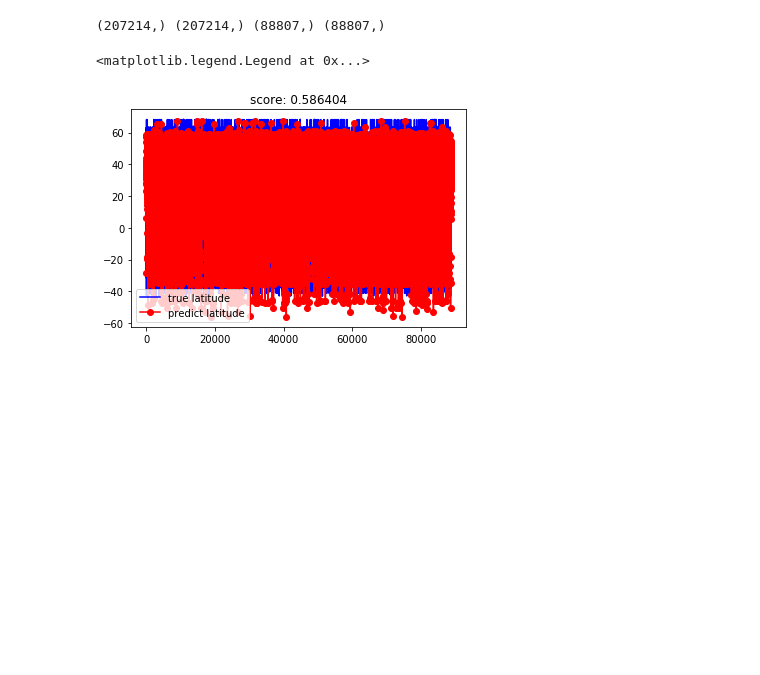
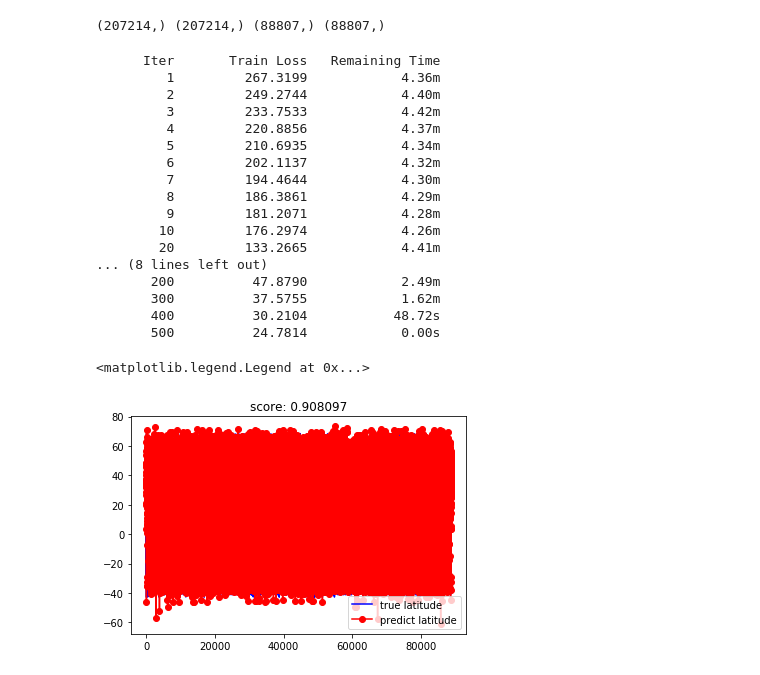
Before and after one commit to tingyuli96/pokemonCatch, a Jupyter notebook: FeatureExtraction/FeatureSelection.ipynb, the cells around one changed output. Saved outputs shown, nothing was run; the diff lists cells and outputs as text; code cells hidden in the pictures; blank space fills up the shorter version.

```diff
--- a/FeatureExtraction/FeatureSelection.ipynb
+++ b/FeatureExtraction/FeatureSelection.ipynb
@@ -13,7 +13,7 @@ Data = pd.read_csv("../Data/300k.csv")
 #Selection = ['pokemonId', 'latitude', 'longitude', 'appearedLocalTime','appearedTimeOfDay', 'appearedHour','appearedMinute',\
 #             'appearedDay',  'appearedMonth',  'appearedYear','terrainType', 'closeToWater', 'gymDistanceKm','city', 'continent','weather', 'temperature', \
 #             'windSpeed', 'windBearing', 'pressure','class' ]
-Selection = ['pokemonId', 'latitude', 'longitude', 'appearedHour','appearedMinute',\
+Selection = ['pokemonId', 'latitude', 'longitude', 'appearedHour','appearedMinute','city',\
             'terrainType', 'closeToWater', 'gymDistanceKm','weather', 'temperature', \
              'windSpeed', 'windBearing', 'pressure',\
             'class' ]
@@ -92,19 +92,36 @@ print(np.shape(latitude_train),np.shape(longitude_train),np.shape(latitude_test)
 # %%
 from sklearn import ensemble
 # %%
-model_GradientBoostingRegressor = ensemble.GradientBoostingRegressor(n_estimators=100)
+model_GradientBoostingRegressor = ensemble.GradientBoostingRegressor(max_depth=5,n_estimators=500,learning_rate=0.1,verbose=1)
 model = model_GradientBoostingRegressor
 model.fit(feature_train,latitude_train)
 score = model.score(feature_test,latitude_test)
 result = model.predict(feature_test)
 plt.figure()
 plt.plot(np.arange(len(result)), latitude_test,'b',label='true latitude')
 plt.plot(np.arange(len(result)),result,'ro-',label='predict latitude')
 plt.title('score: %f'%score)
 plt.legend()
 # %% [output]
-<matplotlib.legend.Legend at 0x...>
+      Iter       Train Loss   Remaining Time
+         1         267.3199            4.36m
+         2         249.2744            4.40m
+         3         233.7533            4.42m
+         4         220.8856            4.37m
+         5         210.6935            4.34m
+         6         202.1137            4.32m
+         7         194.4644            4.30m
+         8         186.3861            4.29m
+         9         181.2071            4.28m
+        10         176.2974            4.26m
+        20         133.2665            4.41m
+... (8 lines left out)
+       200          47.8790            2.49m
+       300          37.5755            1.62m
+       400          30.2104           48.72s
+       500          24.7814            0.00s
+<matplotlib.legend.Legend at 0x...>
-[figure, old version]
+[figure, new version]
 # %%
 Predict_latitude = pd.DataFrame(result)
 #Predict_latitude.shape
```
Also changed, not shown: parts of 3 cells of this notebook.
